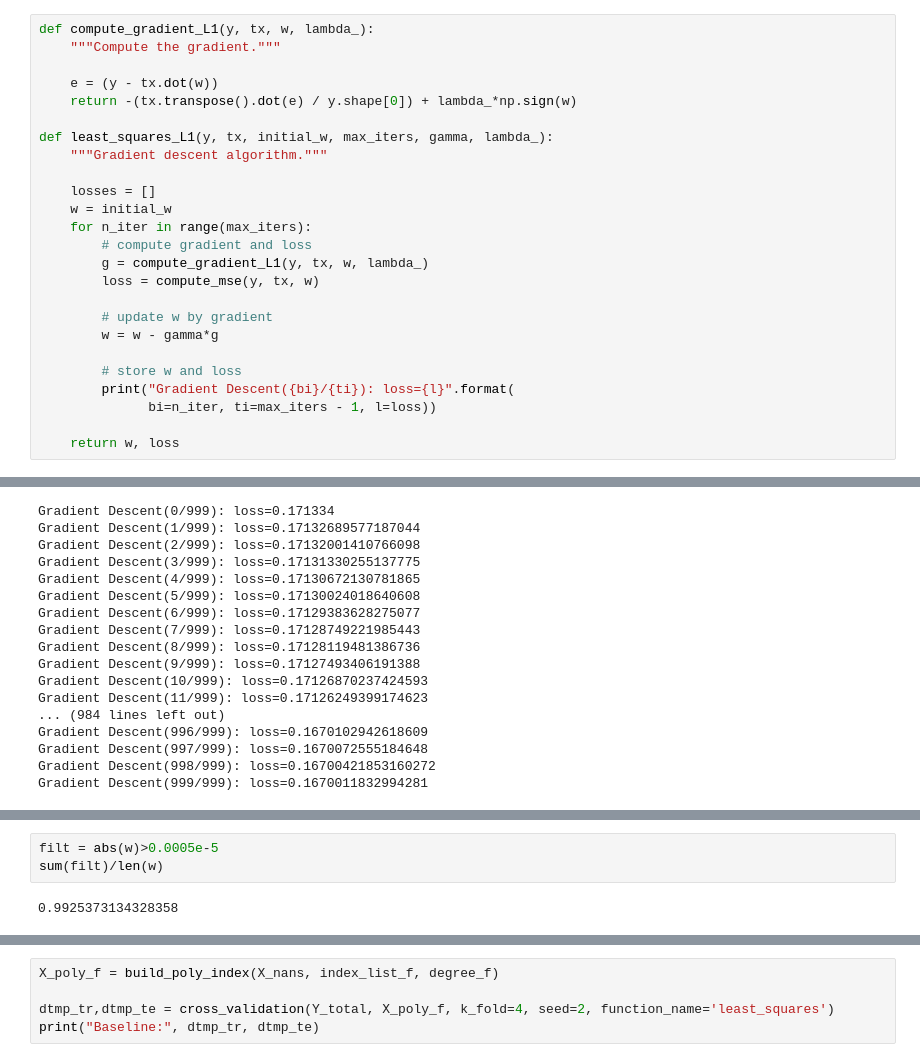
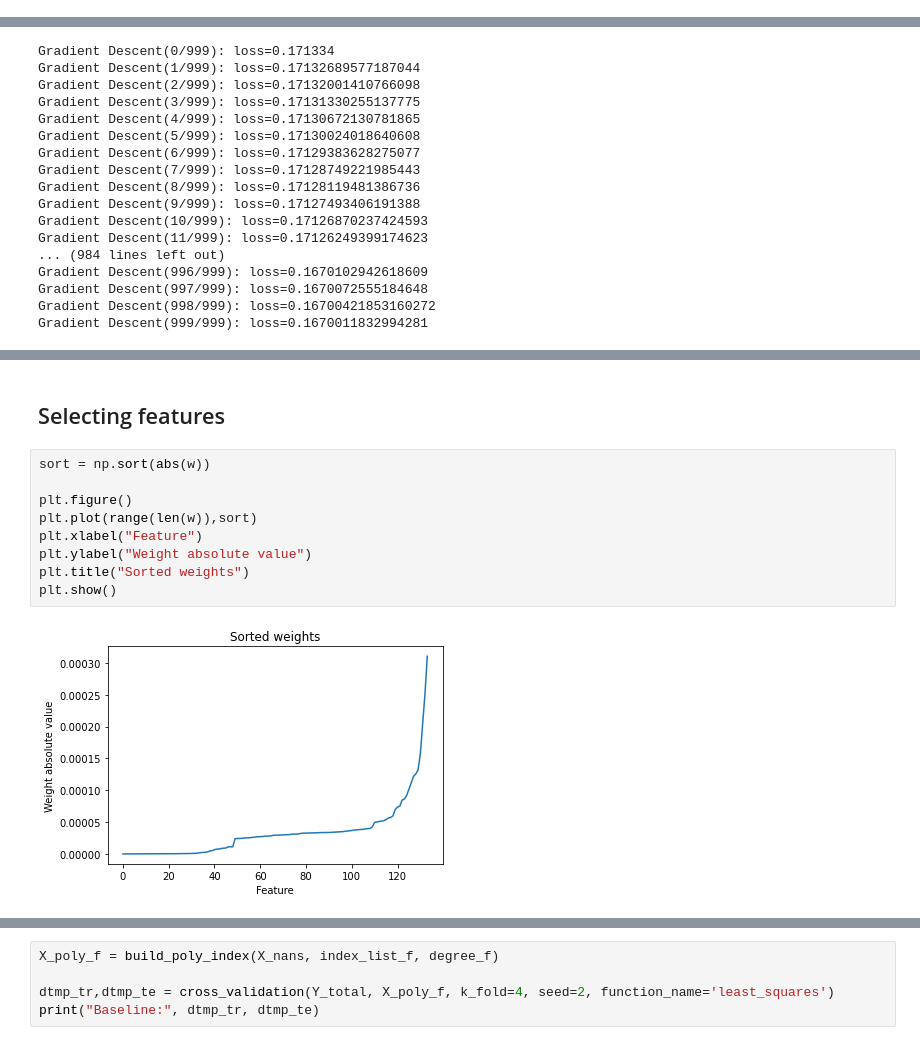
Before and after one commit to Ledz96/ML_Project_1, a Jupyter notebook: Ridge_Regression_L1_norm.ipynb, the cells around one changed output, grey strips where cells are left out. Cells and saved outputs as stored; diff of their text form.

```diff
--- a/Ridge_Regression_L1_norm.ipynb
+++ b/Ridge_Regression_L1_norm.ipynb
@@ -14,25 +11,0 @@ from least_squares import *
-# %%
-def compute_gradient_L1(y, tx, w, lambda_):
-    """Compute the gradient."""
-
-    e = (y - tx.dot(w))
-    return -(tx.transpose().dot(e) / y.shape[0]) + lambda_*np.sign(w)
-
-def least_squares_L1(y, tx, initial_w, max_iters, gamma, lambda_):
-    """Gradient descent algorithm."""
-
-    losses = []
-    w = initial_w
-    for n_iter in range(max_iters):
-        # compute gradient and loss
-        g = compute_gradient_L1(y, tx, w, lambda_)
-        loss = compute_mse(y, tx, w)
-
-        # update w by gradient
-        w = w - gamma*g
-
-        # store w and loss
-        print("Gradient Descent({bi}/{ti}): loss={l}".format(
-              bi=n_iter, ti=max_iters - 1, l=loss))
-
-    return w, loss
@@ -100,6 +68,14 @@ plt.plot(range(len(w)),sort)
-# %%
-filt = abs(w)>0.0005e-5
-sum(filt)/len(w)
-# %% [output]
-0.9925373134328358
+# %% [markdown]
+## Selecting features
+# %%
+sort = np.sort(abs(w))
+
+plt.figure()
+plt.plot(range(len(w)),sort)
+plt.xlabel("Feature")
+plt.ylabel("Weight absolute value")
+plt.title("Sorted weights")
+plt.show()
+# %% [output]
+[figure, added]
 # %%
```
Also changed, not shown: parts of 14 cells of this notebook, 11 other files.
